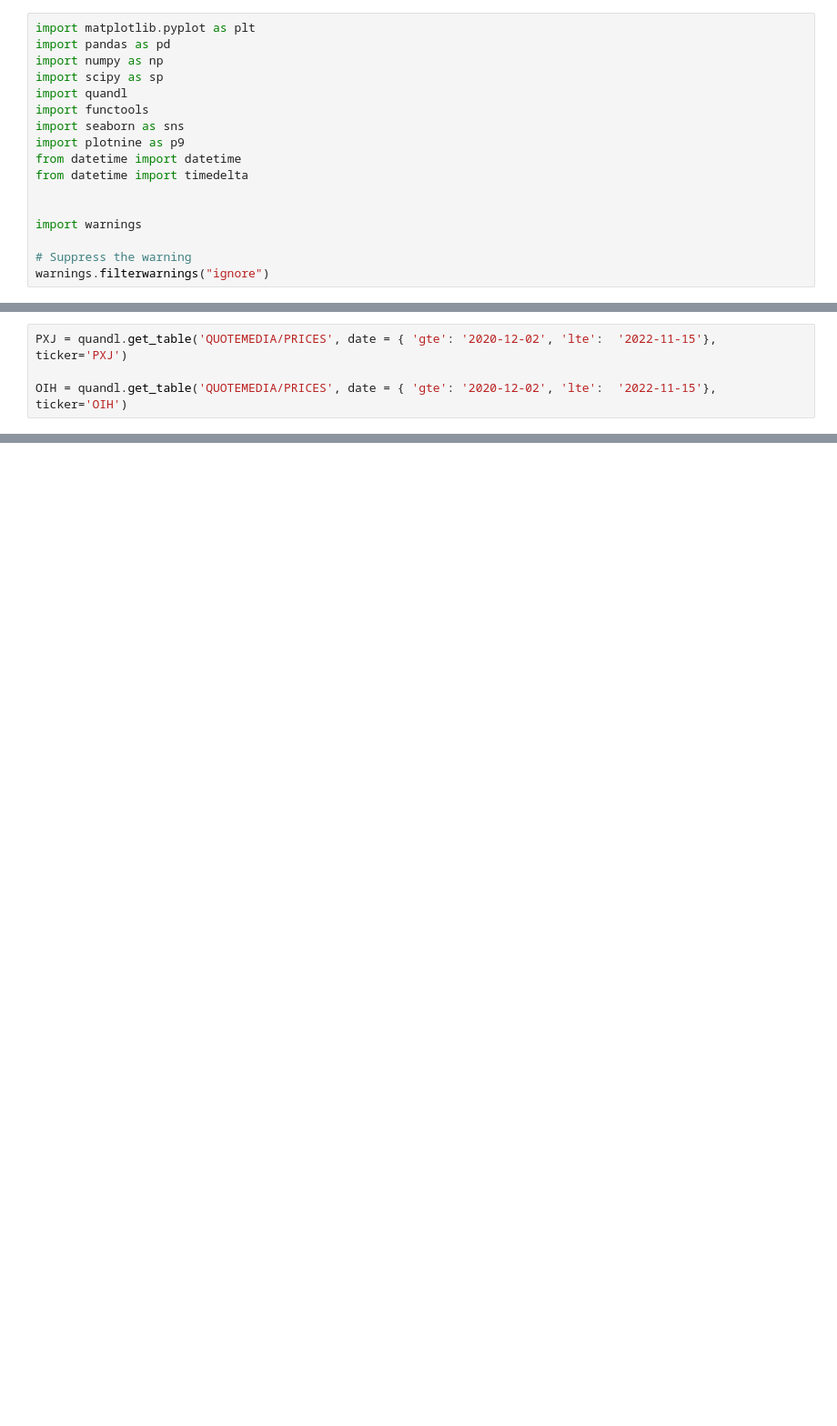
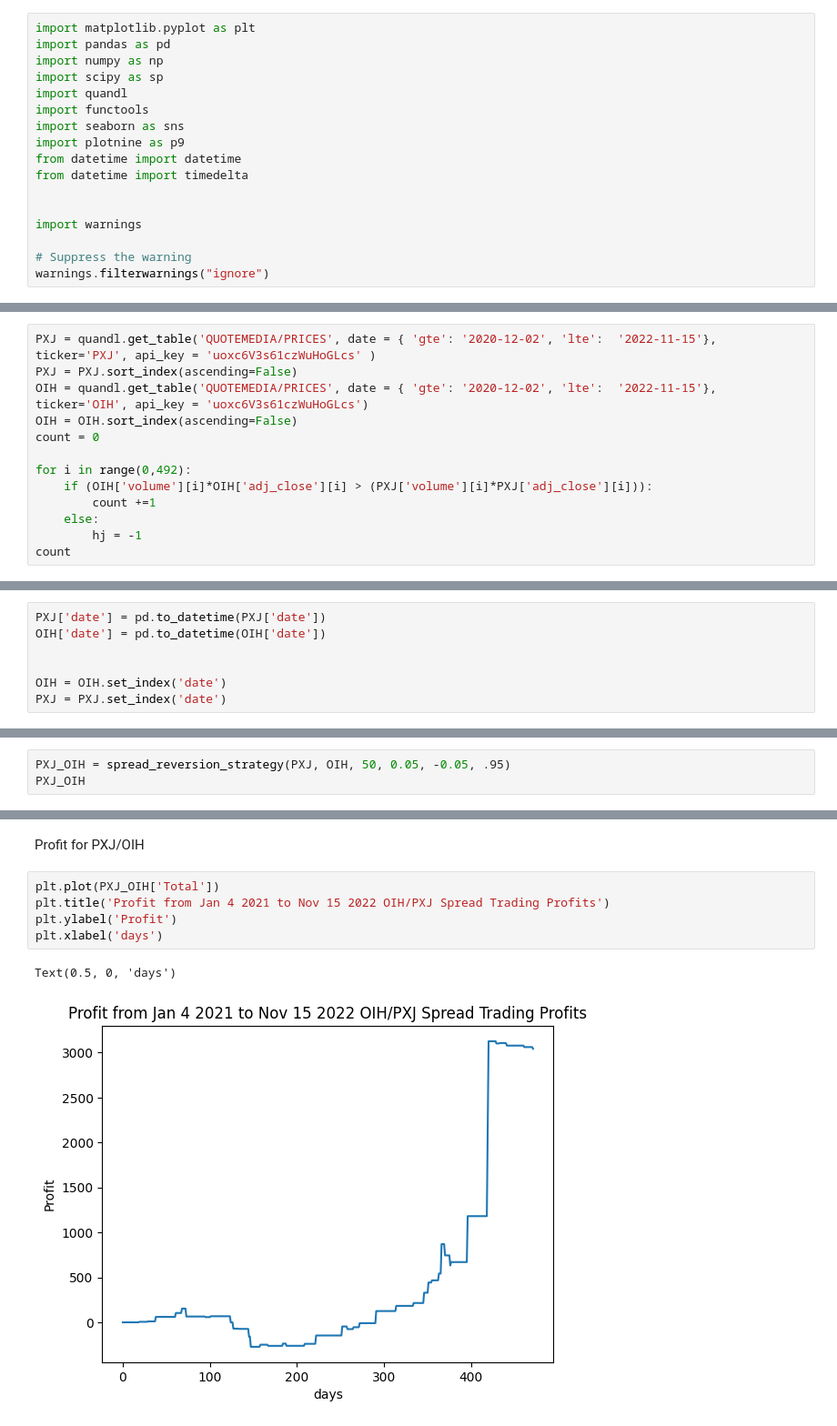
Before and after one commit to tsmcdonnell6604/Quant-Trading-Strategies, a Jupyter notebook: QTS_HW_2.ipynb, the cells around one changed output, grey strips where cells are left out. Shown: that part at 91% size. Cells and saved outputs as stored; diff of their text form; blank space fills up the shorter version.

```diff
--- a/QTS_HW_2.ipynb
+++ b/QTS_HW_2.ipynb
@@ -37,4 +39,13 @@ def clean_quandl_columns(dataframe):
 # %%
-PXJ = quandl.get_table('QUOTEMEDIA/PRICES', date = { 'gte': '2020-12-02', 'lte':  '2022-11-15'}, ticker='PXJ')
+PXJ = quandl.get_table('QUOTEMEDIA/PRICES', date = { 'gte': '2020-12-02', 'lte':  '2022-11-15'}, ticker='PXJ', api_key = 'uoxc6V3s61czWuHoGLcs' )
+PXJ = PXJ.sort_index(ascending=False)
+OIH = quandl.get_table('QUOTEMEDIA/PRICES', date = { 'gte': '2020-12-02', 'lte':  '2022-11-15'}, ticker='OIH', api_key = 'uoxc6V3s61czWuHoGLcs')
+OIH = OIH.sort_index(ascending=False)
+count = 0
 
-OIH = quandl.get_table('QUOTEMEDIA/PRICES', date = { 'gte': '2020-12-02', 'lte':  '2022-11-15'}, ticker='OIH')
+for i in range(0,492):
+    if (OIH['volume'][i]*OIH['adj_close'][i] > (PXJ['volume'][i]*PXJ['adj_close'][i])):
+        count +=1
+    else:
+        hj = -1
+count
@@ -131,0 +77,7 @@ AttributeError: 'int' object has no attribute 'day'
+# %%
+PXJ['date'] = pd.to_datetime(PXJ['date'])
+OIH['date'] = pd.to_datetime(OIH['date'])
+
+
+OIH = OIH.set_index('date')
+PXJ = PXJ.set_index('date')
@@ -131,0 +237,3 @@ AttributeError: 'int' object has no attribute 'day'
+# %%
+PXJ_OIH = spread_reversion_strategy(PXJ, OIH, 50, 0.05, -0.05, .95)
+PXJ_OIH
@@ -131,0 +349,10 @@ AttributeError: 'int' object has no attribute 'day'
+# %% [markdown]
+Profit for PXJ/OIH
+# %%
+plt.plot(PXJ_OIH['Total'])
+plt.title('Profit from Jan 4 2021 to Nov 15 2022 OIH/PXJ Spread Trading Profits')
+plt.ylabel('Profit')
+plt.xlabel('days')
+# %% [output]
+Text(0.5, 0, 'days')
+[figure, added]
```
Also changed, not shown: parts of 42 cells of this notebook, 2 other files.
